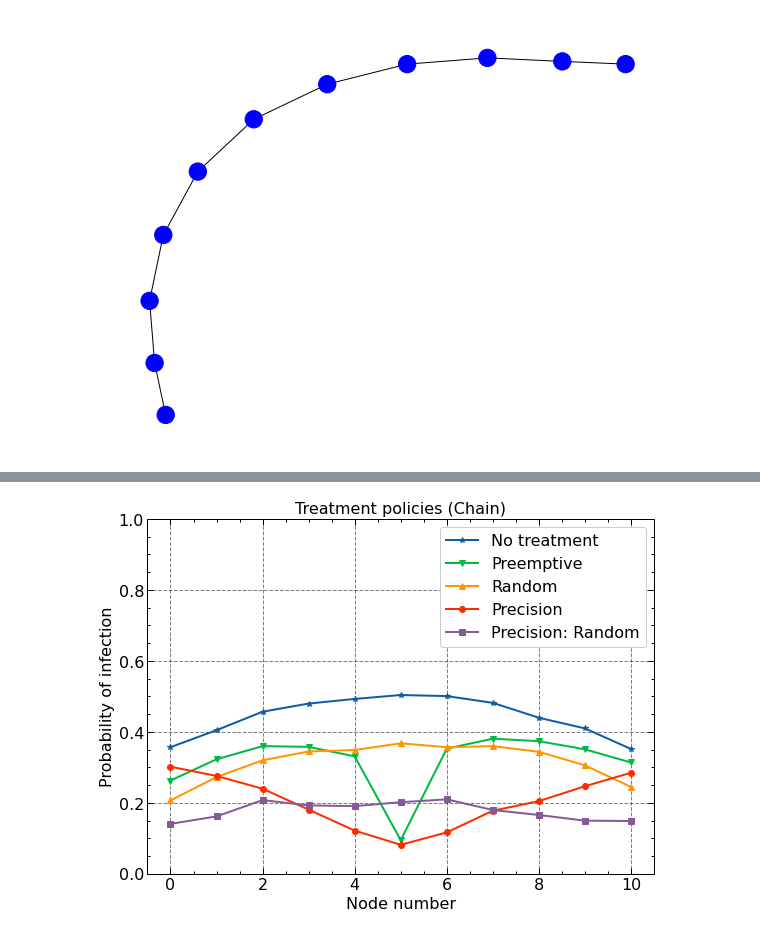
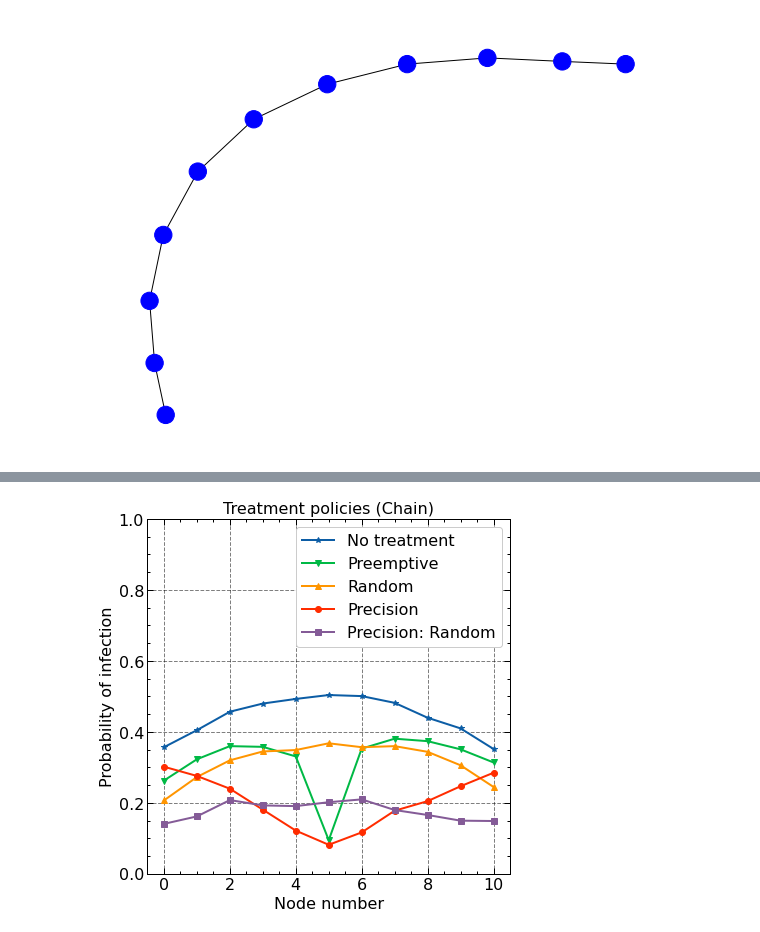
Before and after one commit to EvanLavender13/cst680-project, a Jupyter notebook: exp_chain.ipynb, the cells around one changed output, grey strips where cells are left out. Drawn from its saved outputs; the diff is of its cells as text; code cells hidden in the pictures.

```diff
--- a/exp_chain.ipynb
+++ b/exp_chain.ipynb
@@ -85,17 +85,17 @@ plt.show()
 # %%
 marks = ["-*", "-v", "-^", "-o", "-s"]
 
-plt.figure()
+plt.figure(figsize=(6, 6))
 plt.title("Treatment policies (Chain)")
 plt.xlabel("Node number")
 plt.ylabel("Probability of infection")
 plt.ylim(bottom=0.0, top=1.0)
 for metric, label, mark in zip(metrics, labels, marks):
     num_sickdays = metric["num_sickdays"] / N
     plt.plot(range(num_sickdays.shape[0]), num_sickdays, mark, label=label)
 plt.legend()
 plt.tight_layout()
 plt.savefig("out/nb-chain-probinfect.jpg")
 plt.show()
 # %% [output]
-[figure, old version]
+[figure, new version]
```
Also changed, not shown: parts of 2 cells of this notebook, 8 other files.
